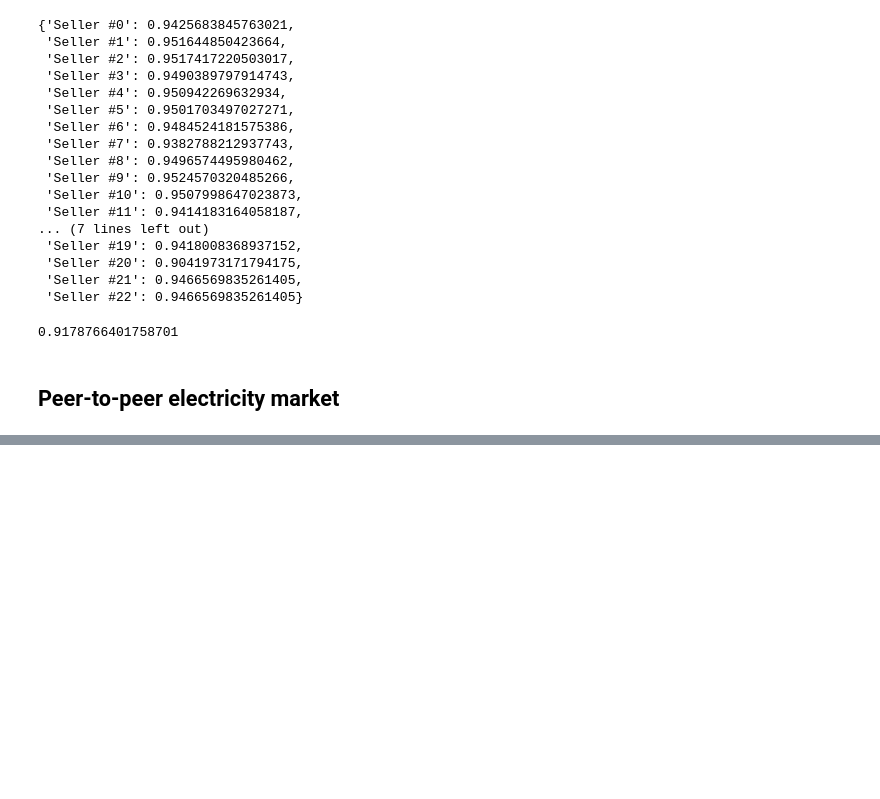
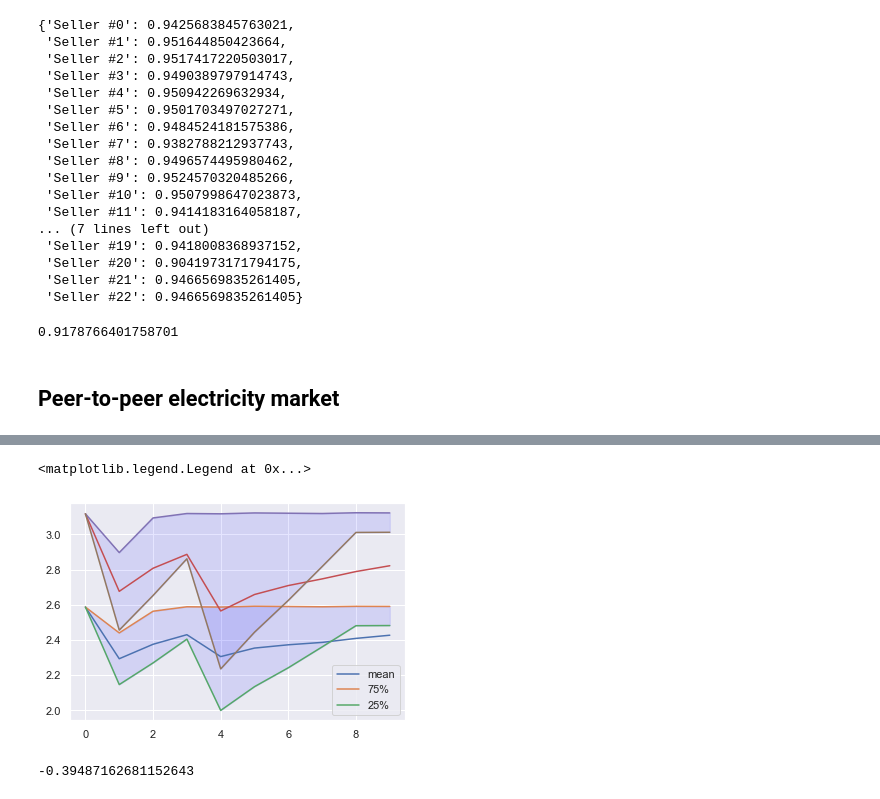
Before and after one commit to ishilov/data_market, a Jupyter notebook: dynamic_test.ipynb, the cells around one changed output, grey strips where cells are left out. Drawn from its saved outputs; the diff is of its cells as text; code cells hidden in the pictures; blank space fills up the shorter version.

```diff
--- a/dynamic_test.ipynb
+++ b/dynamic_test.ipynb
@@ -390,0 +491,6 @@ plt.plot(diff_sum)
+# %%
+df_1 = pd.DataFrame(np.array(res_2)[:, 0])
+# %%
+df_1['a'] = df_1[0].rolling(200, min_periods=1).mean()
+df_1['b'] = df_1[0].rolling(200, min_periods=1).quantile(0.75)
+df_1['c'] = df_1[0].rolling(200, min_periods=1).quantile(0.25)
@@ -390,0 +511,25 @@ plt.plot(diff_sum)
+# %%
+df_2 = pd.DataFrame(np.array(res_1)[:, 0])
+
+df_2['a'] = df_2[0].rolling(200, min_periods=1).mean()
+df_2['b'] = df_2[0].rolling(200, min_periods=1).quantile(0.75)
+df_2['c'] = df_2[0].rolling(200, min_periods=1).quantile(0.25)
+# %%
+
+x = df_1.index
+
+plt.plot(x, df_1[['a', 'b', 'c']], label = ['mean', '75%', '25%'])
+plt.plot(df_2[['a', 'b', 'c']])
+
+
+plt.fill_between(x, df_1['b'], df_1['c'], alpha = 0.1, color = 'blue')
+plt.fill_between(x, df_2['b'], df_2['c'], alpha = 0.1, color = 'blue')
+
+plt.legend()
+# %% [output]
+<matplotlib.legend.Legend at 0x...>
+[figure, added]
+# %%
+df_1[0].mean() - df_2[0].mean()
+# %% [output]
+-0.39487162681152643
```
Also changed, not shown: parts of 59 cells of this notebook, 5 other files.
